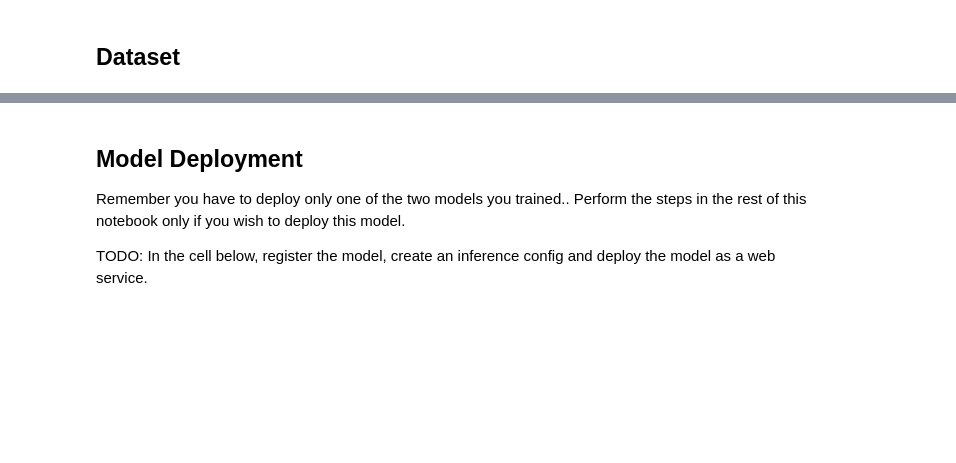
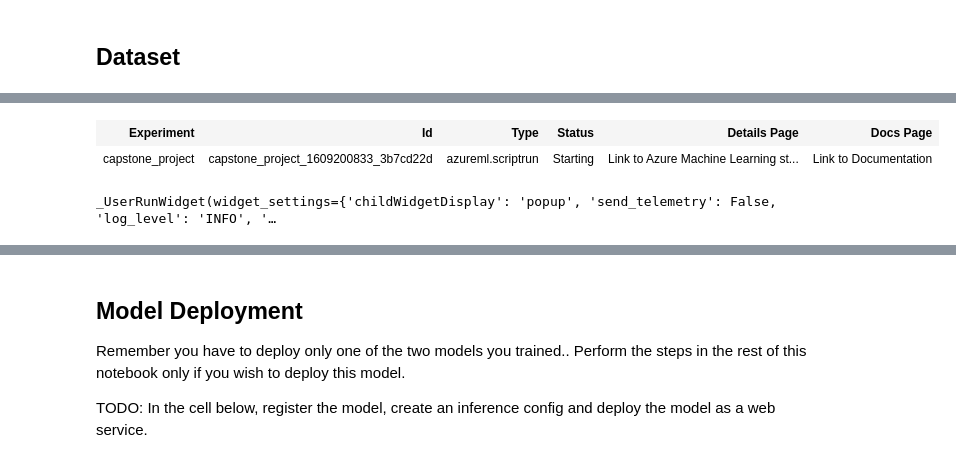
Before and after one commit to purunep/Capstoneproject, a Jupyter notebook: hyperparameter_tuning.ipynb, the cells around one changed output, grey strips where cells are left out. Saved outputs shown, nothing was run; the diff lists cells and outputs as text; code cells hidden in the pictures; blank space fills up the shorter version.

```diff
--- a/hyperparameter_tuning.ipynb
+++ b/hyperparameter_tuning.ipynb
@@ -25,7 +25,7 @@ print("SDK version:", azureml.core.VERSION)
 SDK version: 1.19.0
 # %%
 ws = Workspace.from_config()
-exp = Experiment(workspace=ws, name="capstone-project")
+exp = Experiment(workspace=ws, name="capstone_project")
 
 print('Workspace name: ' + ws.name,
       'Azure region: ' + ws.location,
@@ -84,7 +82,7 @@ from azureml.core.compute_target import ComputeTargetException
 # Use vm_size = "Standard_D2_V2" in your provisioning configuration.
 # max_nodes should be no greater than 4.
 
-cpu_cluster_name = "puru-compute"
+cpu_cluster_name = "puru-compute-new"
 
 # Verify that cluster does not exist already
 try:
@@ -136,0 +112,12 @@ Version: 60)
+# %%
+from azureml.core.environment import Environment
+from azureml.core.conda_dependencies import CondaDependencies
+
+# to install required packages
+env = Environment('tutorial-env')
+cd = CondaDependencies.create(pip_packages=['azureml-dataset-runtime[pandas,fuse]', 'azureml-defaults'], conda_packages = ['scikit-learn==0.22.1'])
+
+env.python.conda_dependencies = cd
+
+# Register environment to re-use later
+env.register(workspace = ws)
@@ -137,3 +142,24 @@ Version: 60)
+# %%
+from azureml.core import ScriptRunConfig
+
+args = ['--C', 1, '--max_iter', 20]
+
+src = ScriptRunConfig(source_directory='.',
+                      script='train.py',
+                      arguments=args,
+                      compute_target=cpu_cluster,
+                      environment=env)
+# %%
+run = exp.submit(config=src)
+run
+# %% [output]
+| Experiment | Id | Type | Status | Details Page | Docs Page |
+| capstone_project | capstone_project_1609200833_3b7cd22d | azureml.scriptrun | Starting | Link to Azure Machine Learning st... | Link to Documentation |
+# %%
+from azureml.widgets import RunDetails
+RunDetails(run).show()
+# %% [output]
+_UserRunWidget(widget_settings={'childWidgetDisplay': 'popup', 'send_telemetry': False, 'log_level': 'INFO', '…
 # %%
 ## Hyperdrive Configuration
 # %%
```
Also changed, not shown: parts of 27 cells of this notebook.
